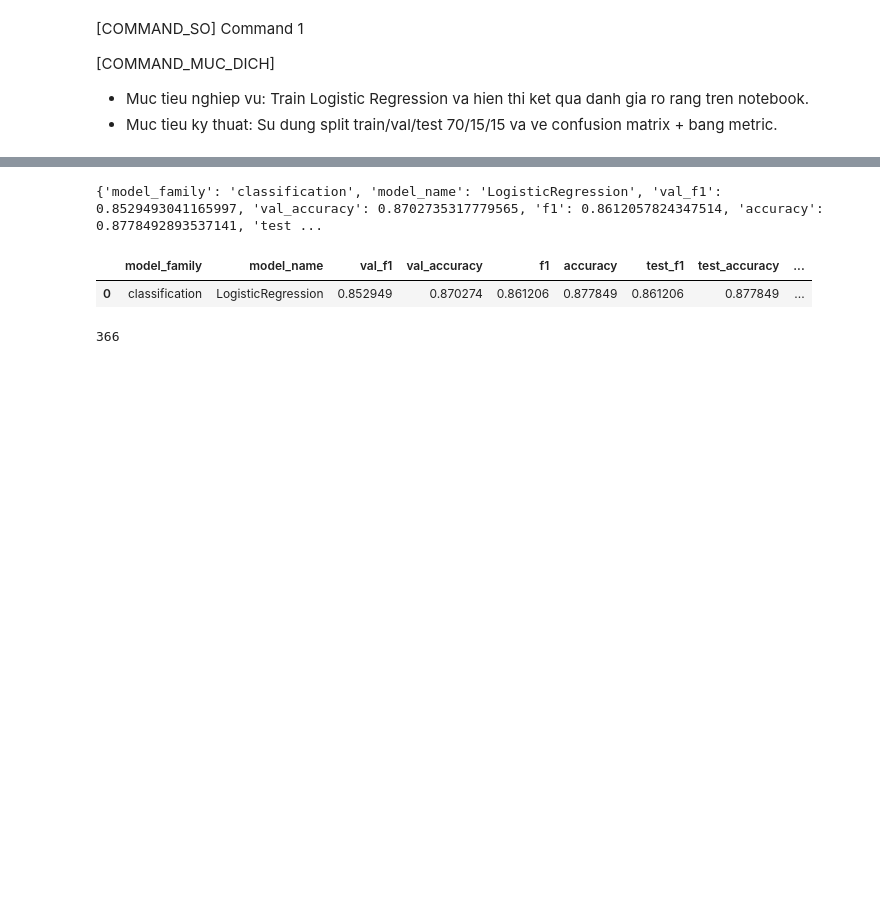
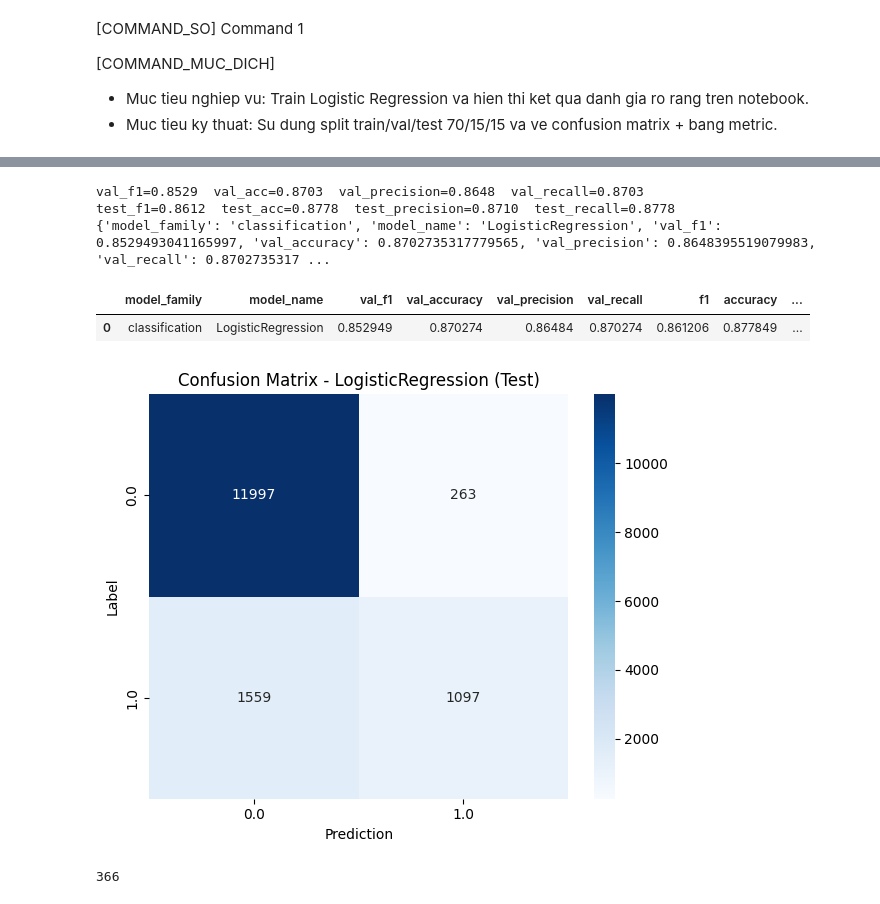
Before and after one commit to Vannhiluis-1310/Nhom_03_BigData, a Jupyter notebook: notebooks/04_01_Classification_LogisticRegression.ipynb, the cells around one changed output, grey strips where cells are left out. Drawn from its saved outputs; the diff is of its cells as text; code cells hidden in the pictures; blank space fills up the shorter version.

```diff
--- a/notebooks/04_01_Classification_LogisticRegression.ipynb
+++ b/notebooks/04_01_Classification_LogisticRegression.ipynb
@@ -42,3 +42,11 @@ To adjust logging level use sc.setLogLevel(newLevel). For SparkR, use setLogLeve
+# %%
+# --- Oversample minority class (class 1) to handle class imbalance ---
+_c0 = train_df.filter(train_df['label'] == 0)
+_c1 = train_df.filter(train_df['label'] == 1)
+_n0, _n1 = _c0.count(), _c1.count()
+print(f'Before oversampling: class_0={_n0}, class_1={_n1}, ratio={_n0/_n1:.2f}')
+train_df = _c0.unionAll(_c1.sample(withReplacement=True, fraction=_n0/_n1, seed=42))
+print(f'After oversampling: {train_df.count()} rows')
 # %%
 model = LogisticRegression(featuresCol='features', labelCol='label', regParam=0.05, elasticNetParam=0.0, maxIter=100)
 tuning_grid = (
@@ -61,9 +69,33 @@ pred_val = lr_model.transform(val_df)
 pred_test = lr_model.transform(test_df)
 val_f1 = MulticlassClassificationEvaluator(labelCol='label', predictionCol='prediction', metricName='f1').evaluate(pred_val)
 val_acc = MulticlassClassificationEvaluator(labelCol='label', predictionCol='prediction', metricName='accuracy').evaluate(pred_val)
+val_precision = MulticlassClassificationEvaluator(labelCol='label', predictionCol='prediction', metricName='weightedPrecision').evaluate(pred_val)
+val_recall    = MulticlassClassificationEvaluator(labelCol='label', predictionCol='prediction', metricName='weightedRecall').evaluate(pred_val)
 test_f1 = MulticlassClassificationEvaluator(labelCol='label', predictionCol='prediction', metricName='f1').evaluate(pred_test)
 test_acc = MulticlassClassificationEvaluator(labelCol='label', predictionCol='prediction', metricName='accuracy').evaluate(pred_test)
-metrics = {'model_family':'classification','model_name':'LogisticRegression','val_f1':float(val_f1),'val_accuracy':float(val_acc),'f1':float(test_f1),'accuracy':float(test_acc),'test_f1':float(test_f1),'test_accuracy':float(test_acc),'train_rows':train_df.count(),'val_rows':val_df.count(),'test_rows':test_df.count()}
+test_precision = MulticlassClassificationEvaluator(labelCol='label', predictionCol='prediction', metricName='weightedPrecision').evaluate(pred_test)
+test_recall    = MulticlassClassificationEvaluator(labelCol='label', predictionCol='prediction', metricName='weightedRecall').evaluate(pred_test)
+metrics = {
+    'model_family': 'classification',
+    'model_name': 'LogisticRegression',
+    'val_f1': float(val_f1),
+    'val_accuracy': float(val_acc),
+    'val_precision': float(val_precision),
+    'val_recall':    float(val_recall),
+    'f1': float(test_f1),
+    'accuracy': float(test_acc),
+    'precision': float(test_precision),
+    'recall':    float(test_recall),
+    'test_f1': float(test_f1),
+    'test_accuracy': float(test_acc),
+    'test_precision': float(test_precision),
+    'test_recall':    float(test_recall),
+    'train_rows': train_df.count(),
+    'val_rows': val_df.count(),
+    'test_rows': test_df.count(),
+}
+print(f"val_f1={val_f1:.4f}  val_acc={val_acc:.4f}  val_precision={val_precision:.4f}  val_recall={val_recall:.4f}")
+print(f"test_f1={test_f1:.4f}  test_acc={test_acc:.4f}  test_precision={test_precision:.4f}  test_recall={test_recall:.4f}")
 print(metrics)
 display(pd.DataFrame([metrics]))
 cm_pdf = pred_test.groupBy('label', 'prediction').count().toPandas()
@@ -97,4 +129,7 @@ lr_model.write().overwrite().save(str(MODEL_DIR))
-{'model_family': 'classification', 'model_name': 'LogisticRegression', 'val_f1': 0.8529493041165997, 'val_accuracy': 0.8702735317779565, 'f1': 0.8612057824347514, 'accuracy': 0.8778492893537141, 'test ...
+val_f1=0.8529  val_acc=0.8703  val_precision=0.8648  val_recall=0.8703
+test_f1=0.8612  test_acc=0.8778  test_precision=0.8710  test_recall=0.8778
+{'model_family': 'classification', 'model_name': 'LogisticRegression', 'val_f1': 0.8529493041165997, 'val_accuracy': 0.8702735317779565, 'val_precision': 0.8648395519079983, 'val_recall': 0.8702735317 ...
-|  | model_family | model_name | val_f1 | val_accuracy | f1 | accuracy | test_f1 | test_accuracy | ... |
-| 0 | classification | LogisticRegression | 0.852949 | 0.870274 | 0.861206 | 0.877849 | 0.861206 | 0.877849 | ... |
+|  | model_family | model_name | val_f1 | val_accuracy | val_precision | val_recall | f1 | accuracy | ... |
+| 0 | classification | LogisticRegression | 0.852949 | 0.870274 | 0.86484 | 0.870274 | 0.861206 | 0.877849 | ... |
+[figure, added]
 366
```
Also changed, not shown: parts of 2 cells of this notebook, 8 other files.
